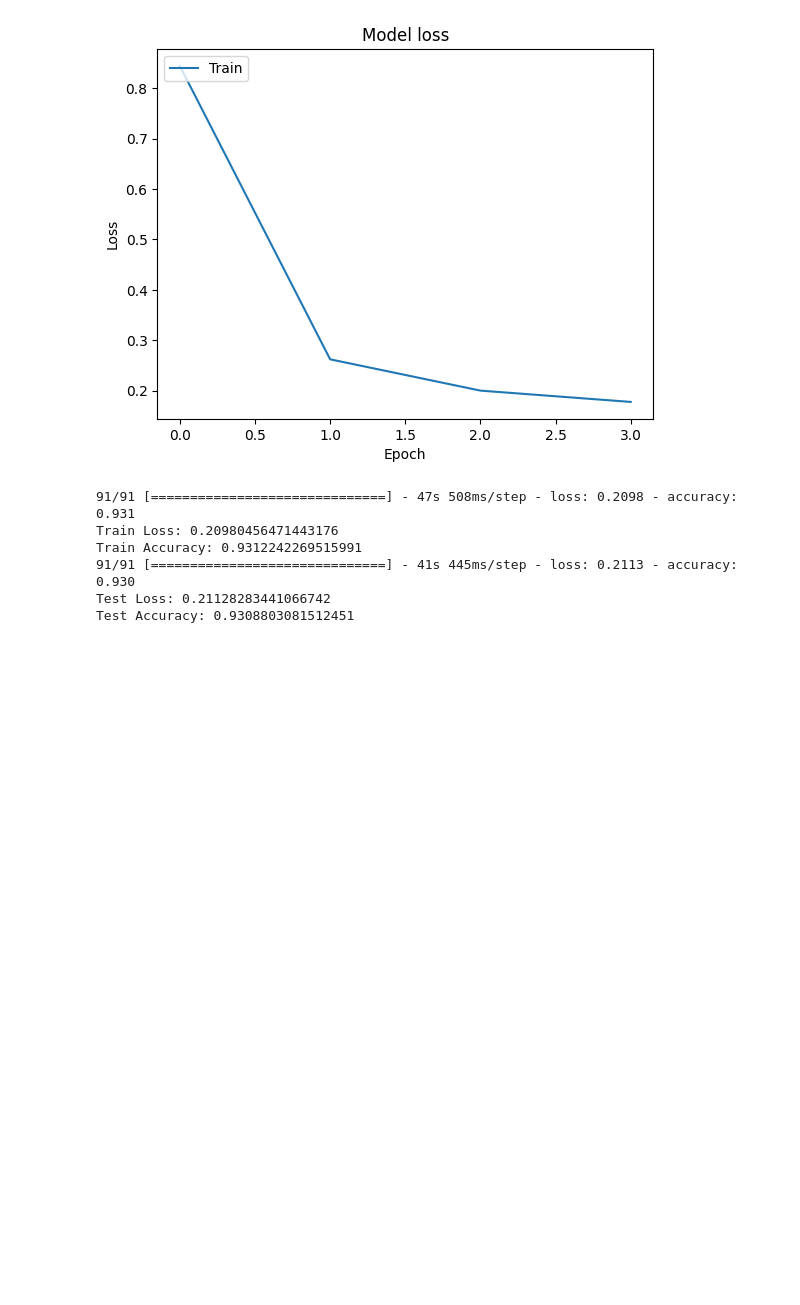
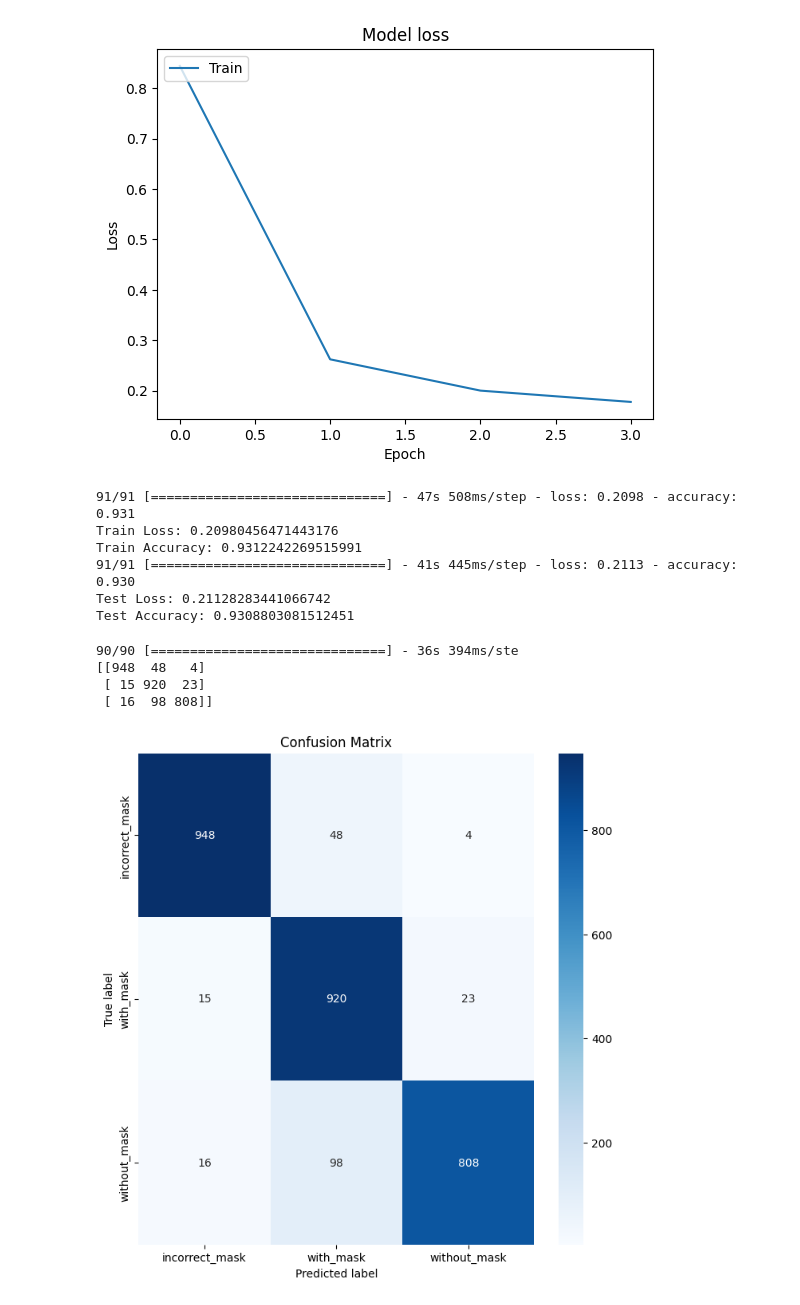
Before and after one commit to renanarimon/mask_classification, a Jupyter notebook: mask1.ipynb, the cells around one changed output. Saved outputs shown, nothing was run; the diff lists cells and outputs as text; code cells hidden in the pictures; blank space fills up the shorter version.

```diff
--- a/mask1.ipynb
+++ b/mask1.ipynb
@@ -183,5 +200,7 @@ plt.show()
 # %% [output]
 [figure]
 [figure]
+# %%
+model_cnn_load = load_model('cnn_model.h5')
 # %%
 # Evaluate the model on the train data
@@ -200,3 +219,37 @@ Train Accuracy: 0.9312242269515991
 91/91 [==============================] - 41s 445ms/step - loss: 0.2113 - accuracy: 0.930
 Test Loss: 0.21128283441066742
 Test Accuracy: 0.9308803081512451
+# %%
+# Get the number of samples in the test set
+num_samples = len(data_test.filenames)
+
+# Generate predictions for the entire test set
+predictions = model_cnn_load.predict(data_test, steps=num_samples // data_test.batch_size)
+
+# Convert predictions from probabilities to class labels
+y_pred = predictions.argmax(1)
+
+# Get the true labels for the test set
+y_true = data_test.labels[:2880]
+
+# Generate the confusion matrix
+cm = confusion_matrix(y_true, y_pred)
+print(cm)
+# %% [output]
+90/90 [==============================] - 36s 394ms/ste
+[[948  48   4]
+ [ 15 920  23]
+ [ 16  98 808]]
+# %%
+# Define the class labels
+class_labels = list(data_test.class_indices.keys())
+
+# Plot the confusion matrix as a heatmap
+fig, ax = plt.subplots(figsize=(8, 8))
+sns.heatmap(cm, annot=True, fmt='d', xticklabels=class_labels, yticklabels=class_labels, cmap='Blues', ax=ax)
+plt.ylabel('True label')
+plt.xlabel('Predicted label')
+plt.title('Confusion Matrix')
+plt.show()
+# %% [output]
+[figure, added]
```
Also changed, not shown: parts of 3 cells of this notebook.
